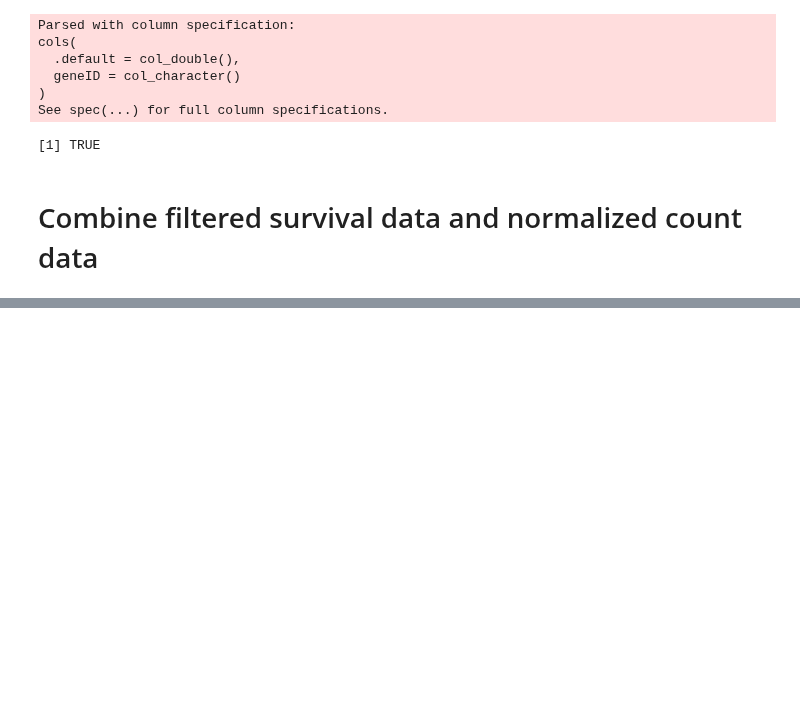
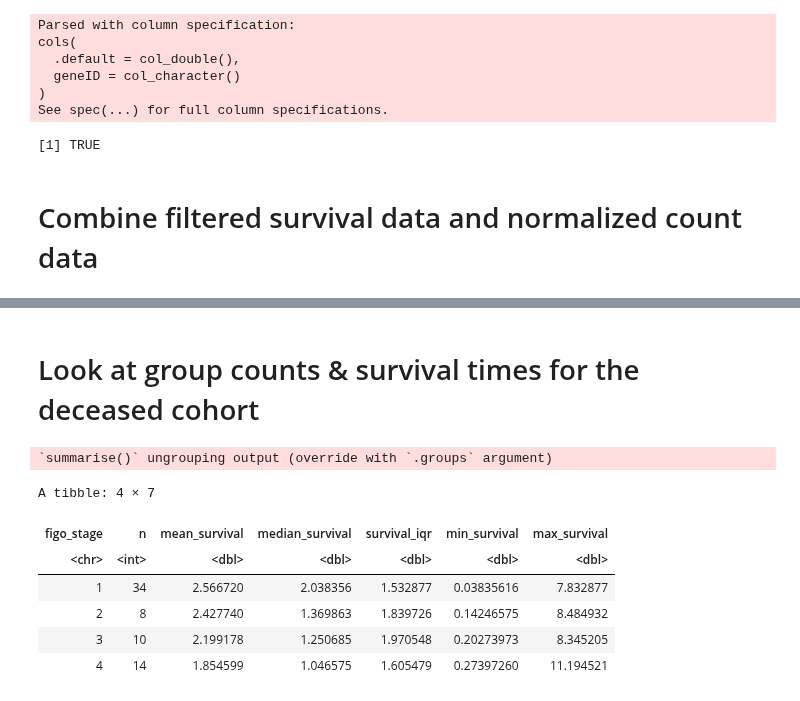
Before and after one commit to fogg-lab/characterizing-ecm-transcriptome-of-endometriosis, a Jupyter notebook: exploratory_analysis/unified_survival.ipynb, the cells around one changed output, grey strips where cells are left out. Cells and saved outputs as stored; diff of their text form; code cells hidden in the pictures; blank space fills up the shorter version.

```diff
--- a/exploratory_analysis/unified_survival.ipynb
+++ b/exploratory_analysis/unified_survival.ipynb
@@ -132,6 +135,28 @@ deceased_joined_df <- joined_df %>%
         ((survival_time < outlier_thresh$min) | (outlier_thresh$max < survival_time)) ~ "outlier",
         ((outlier_thresh$min < survival_time) & (survival_time < outlier_thresh$max)) ~ "regular"
     ))
+# %% [markdown]
+# Look at group counts & survival times for the deceased cohort
+# %%
+deceased_joined_df %>%
+    group_by(figo_stage) %>%
+    summarize(
+        n = n(),
+        mean_survival = mean(survival_time) / 365,
+        median_survival = median(survival_time) / 365,
+        survival_iqr = IQR(survival_time / 365),
+        min_survival = min(survival_time) / 365,
+        max_survival = max(survival_time) / 365
+    )
+# %% [output]
+`summarise()` ungrouping output (override with `.groups` argument)
+A tibble: 4 × 7
+| figo_stage | n | mean_survival | median_survival | survival_iqr | min_survival | max_survival |
+| <chr> | <int> | <dbl> | <dbl> | <dbl> | <dbl> | <dbl> |
+| 1 | 34 | 2.566720 | 2.038356 | 1.532877 | 0.03835616 | 7.832877 |
+| 2 | 8 | 2.427740 | 1.369863 | 1.839726 | 0.14246575 | 8.484932 |
+| 3 | 10 | 2.199178 | 1.250685 | 1.970548 | 0.20273973 | 8.345205 |
+| 4 | 14 | 1.854599 | 1.046575 | 1.605479 | 0.27397260 | 11.194521 |
 # %%
 options(repr.plot.width = 10, repr.plot.height = 5)
 ggplot(data=deceased_joined_df) +
```
Also changed, not shown: parts of 2 cells of this notebook, 3 other files.
